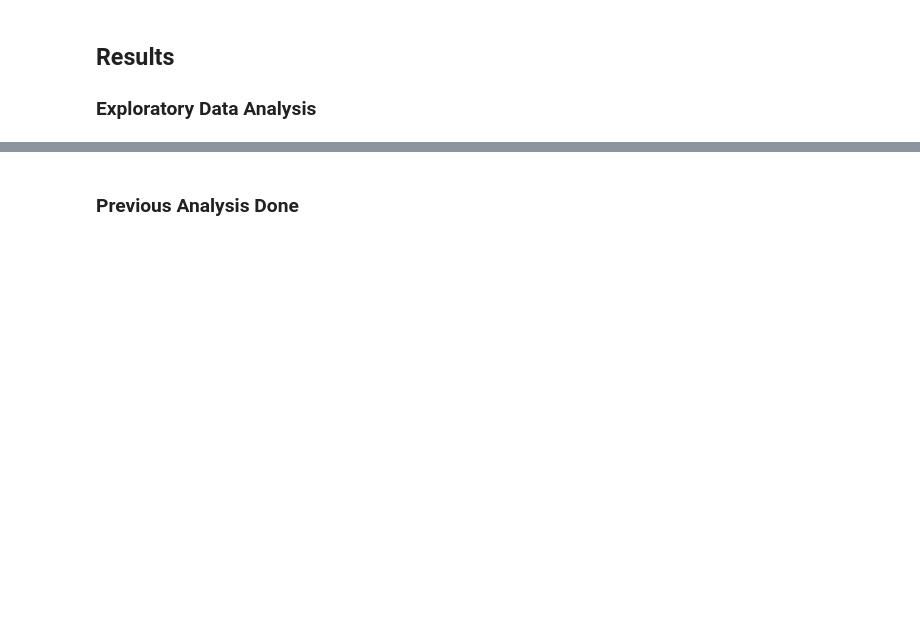
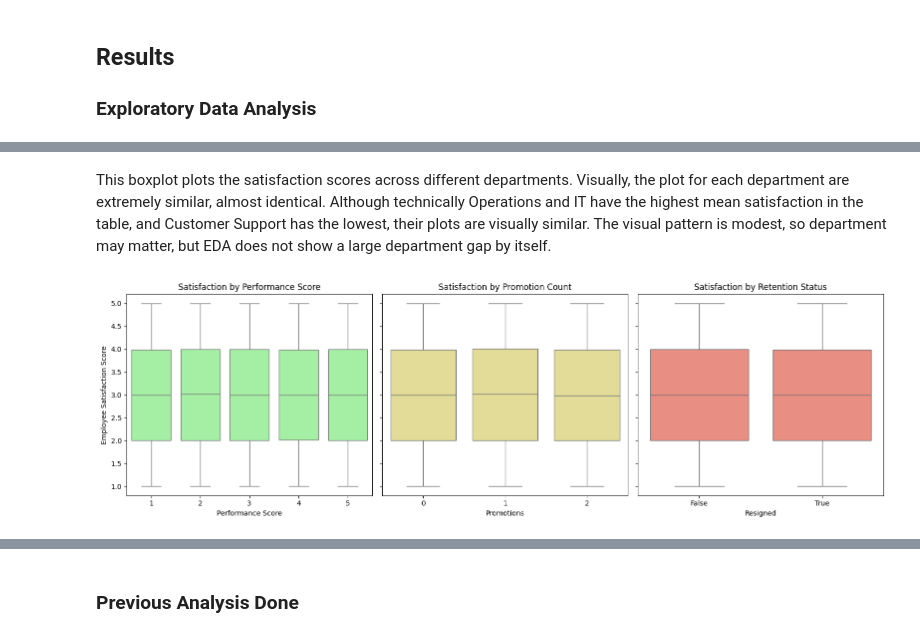
Before and after one commit to roxybehj/Math189_Group7, a Jupyter notebook: final_project.ipynb, the cells around one changed output, grey strips where cells are left out. Saved outputs shown, nothing was run; the diff lists cells and outputs as text; code cells hidden in the pictures; blank space fills up the shorter version.

```diff
--- a/final_project.ipynb
+++ b/final_project.ipynb
@@ -205,0 +463,25 @@ Rows with at least one missing value: 0 / 100000 (0.00%)
+# %% [markdown]
+This boxplot plots the satisfaction scores across different departments. Visually, the plot for each department are extremely similar, almost identical. Although technically Operations and IT have the highest mean satisfaction in the table, and Customer Support has the lowest, their plots are visually similar. The visual pattern is modest, so department may matter, but EDA does not show a large department gap by itself.
+# %%
+# Satisfaction across performance, promotions, and retention
+fig, axs = plt.subplots(1, 3, figsize=(16, 5), sharey=True)
+
+sns.boxplot(data=df_eda, x='Performance_Score', y=satisfaction_col, color='palegreen', ax=axs[0])
+axs[0].set_title('Satisfaction by Performance Score')
+axs[0].set_xlabel('Performance Score')
+axs[0].set_ylabel('Employee Satisfaction Score')
+
+sns.boxplot(data=df_eda, x='Promotions', y=satisfaction_col, color='khaki', ax=axs[1])
+axs[1].set_title('Satisfaction by Promotion Count')
+axs[1].set_xlabel('Promotions')
+axs[1].set_ylabel('')
+
+sns.boxplot(data=df_eda, x='Resigned', y=satisfaction_col, color='salmon', ax=axs[2])
+axs[2].set_title('Satisfaction by Retention Status')
+axs[2].set_xlabel('Resigned')
+axs[2].set_ylabel('')
+
+plt.tight_layout()
+plt.show()
+# %% [output]
+[figure, added]
```
Also changed, not shown: parts of 18 cells of this notebook.
